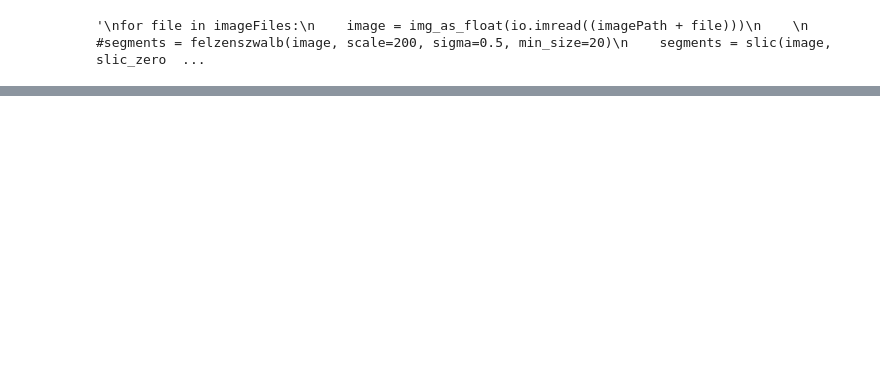
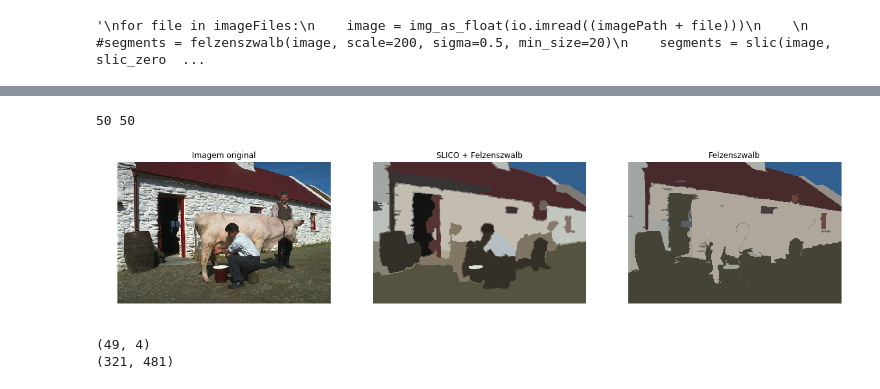
Before and after one commit to falreis/image-segm, a Jupyter notebook: code/segmentation.ipynb, the cells around one changed output, grey strips where cells are left out. Saved outputs shown, nothing was run; the diff lists cells and outputs as text; code cells hidden in the pictures; blank space fills up the shorter version.

```diff
--- a/code/segmentation.ipynb
+++ b/code/segmentation.ipynb
@@ -117,5 +133,30 @@ plt.show()
+# %%
+segs_felz = felzenszwalb(new_image, scale = 1536, min_size = 30)
+segs_felz1 = felzenszwalb(image, scale = 2048, min_size = 30)
+felz_image0, n_segs_felz, colors_felz = ut.color_superpixel(new_image, segs_felz)
+felz_image1, n_segs_felz1, _ = ut.color_superpixel(image, segs_felz1)
+
+print(n_segs_felz, n_segs_felz1)
+
+f, (ax1, ax2, ax3) = plt.subplots(1, 3, figsize=(20,20))
+ax1.imshow(image)
+ax1.set_title("Imagem original")
+ax2.imshow(felz_image0)
+ax2.set_title("SLICO + Felzenszwalb")
+ax3.imshow(felz_image1)
+ax3.set_title("Felzenszwalb")
+ax1.set_axis_off()
+ax2.set_axis_off()
+ax3.set_axis_off()
+plt.show()
+# %% [output]
+50 50
+[figure, added]
 # %%
-Z = hierarchy.linkage(colors)
+Z = hierarchy.linkage(colors_felz)
 print(Z.shape)
 print(segments.shape)
+# %% [output]
+(49, 4)
+(321, 481)
 # %%
```
Also changed, not shown: parts of 6 cells of this notebook, 1 other file.
